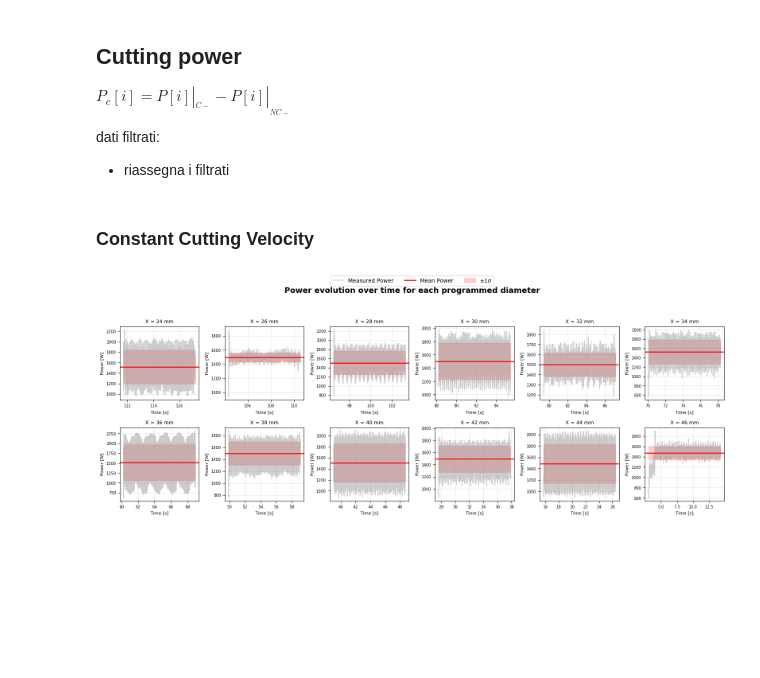
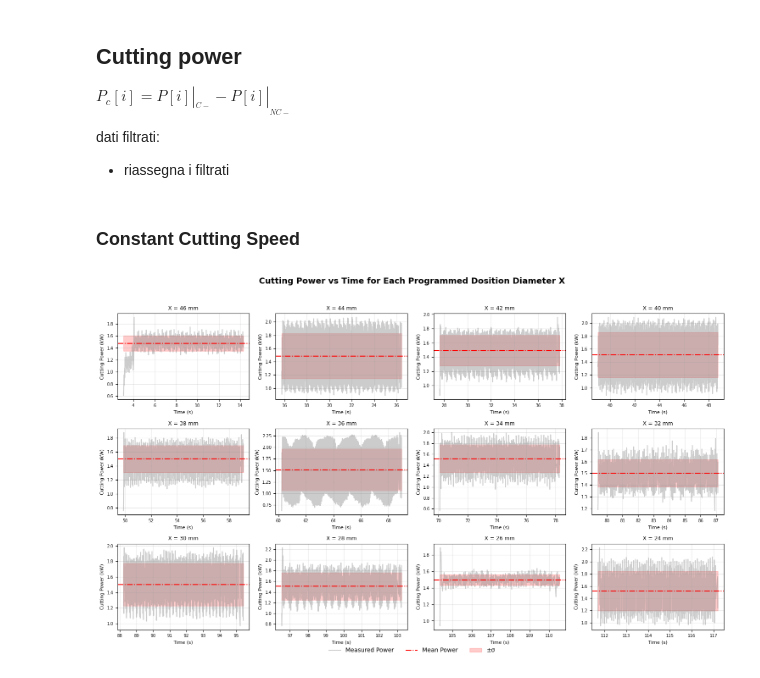
Before and after one commit to PaoloRos/MASSMa, a Jupyter notebook: turning_datas/chapter_2025-main/1st_assignment.ipynb, the cells around one changed output. Saved outputs shown, nothing was run; the diff lists cells and outputs as text; code cells hidden in the pictures; blank space fills up the shorter version.

Commit message:
fine cutting speed

```diff
--- a/turning_datas/chapter_2025-main/1st_assignment.ipynb
+++ b/turning_datas/chapter_2025-main/1st_assignment.ipynb
@@ -265,7 +265,7 @@ df_1200 = pd.DataFrame({
     'Pc': filt_dfC1200['power'] - filt_dfNC1200['power']
 }).dropna()
 # %% [markdown]
-### Constant Cutting Velocity
+### Constant Cutting Speed
 # %%
 # Cutting Force
 df_150['Fc'] = df_150['Pc'] / Vc * 60   #(N)
@@ -277,48 +277,57 @@ stats_150 = (
     df_150.groupby('prog_pos_x')[['Pc', 'Fc', 'Kc']]
     .agg(['min', 'max', 'mean', 'std'])
     .reset_index()
+    .sort_values(by='prog_pos_x', ascending=False)
 )
 # %%
-diameters = sorted(df_150['prog_pos_x'].unique())
+diameters = sorted(df_150['prog_pos_x'].unique(), reverse=True)
 
-fig = plt.figure(figsize=(16,16))
-gs = gridspec.GridSpec(6, 6)
+n_diam = len(diameters)
+n_cols = 4
+n_rows = int(np.ceil(n_diam / n_cols))
+
+fig = plt.figure(figsize=(15, n_rows * 3))   # 15 inches wide, auto height scaling
+gs = gridspec.GridSpec(n_rows, n_cols)
 
 # Loop through each diameter
 for i, x in enumerate(diameters):
-    ax = fig.add_subplot(gs[i // 6, i % 6])  # row, column index
+    ax = fig.add_subplot(gs[i // n_cols, i % n_cols])
 
     # Filter data for this diameter
-    subset = df_150[df_150['prog_pos_x'] == x]
+    subset = df_150[df_150['prog_pos_x'] == x].copy()
+    subset['Pc'] = subset['Pc'] / 1000
 
-    # Get mean and std from precomputed stats
-    mean_x = stats_150.loc[stats_150['prog_pos_x'] == x, ('Pc','mean')].values[0]
-    std_x = stats_150.loc[stats_150['prog_pos_x'] == x, ('Pc','std')].values[0]
+    mean_x = stats_150.loc[stats_150['prog_pos_x'] == x, ('Pc','mean')].values[0] / 1000
+    std_x = stats_150.loc[stats_150['prog_pos_x'] == x, ('Pc','std')].values[0] / 1000
 
-    # --- Plot ---
+    # Plot
     ax.plot(subset['time'], subset['Pc'], color='gray', alpha=0.4, label='Measured Power')
-    ax.axhline(mean_x, color='red', linewidth=1.8, label='Mean Power')
+    ax.axhline(mean_x, color='red', linestyle='-.', label='Mean Power')
     ax.fill_between(subset['time'],
-                    mean_x - std_x,
-                    mean_x + std_x,
-                    color='red', alpha=0.2, label='±1σ')
+                    mean_x - std_x, mean_x + std_x,
+                    color='red', alpha=0.2, label='±σ')
 
     # Labels and formatting
     ax.set_title(f"X = {x:.0f} mm", fontsize=9)
-    ax.set_xlabel("Time [s]", fontsize=8)
-    ax.set_ylabel("Power [W]", fontsize=8)
+    ax.set_xlabel("Time (s)", fontsize=8)
+    ax.set_ylabel("Cutting Power (kW)", fontsize=8)
     ax.grid(alpha=0.3)
     ax.tick_params(labelsize=7)
 
-## Remove unused axes if any (e.g. when there are fewer than 36 diameters)
-#for j in range(i + 1, 36):
-#    fig.delaxes(fig.axes[j])
+# Remove any empty subplots if grid > number of diameters
+for j in range(i + 1, n_rows * n_cols):
+    fig.delaxes(fig.axes[j])
 
 # Global figure title and legend
 handles, labels = ax.get_legend_handles_labels()
-fig.legend(handles, labels, loc='upper center', ncol=3)
-fig.suptitle("Power evolution over time for each programmed diameter", fontsize=14, fontweight='bold')
+fig.legend(handles, labels,
+           loc='lower center',
+           bbox_to_anchor=(0.5, -0.02),  # outside bottom margin
+           ncol=3,
+           frameon=False)
+fig.suptitle("Cutting Power vs Time for Each Programmed Dosition Diameter X", fontsize=14, fontweight='bold')
+
 plt.tight_layout(rect=[0, 0, 1, 0.96])
 plt.show()
 # %% [output]
-[figure, old version]
+[figure, new version]
```
Also changed, not shown: parts of 2 cells of this notebook.
